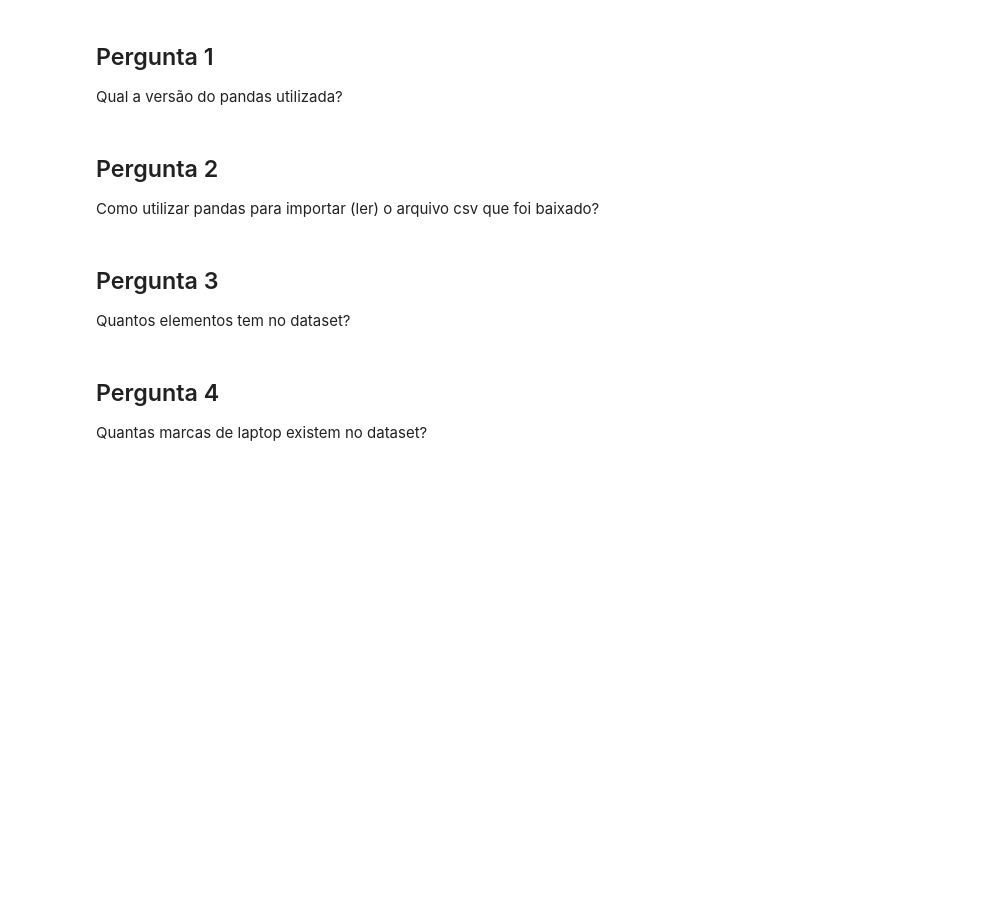
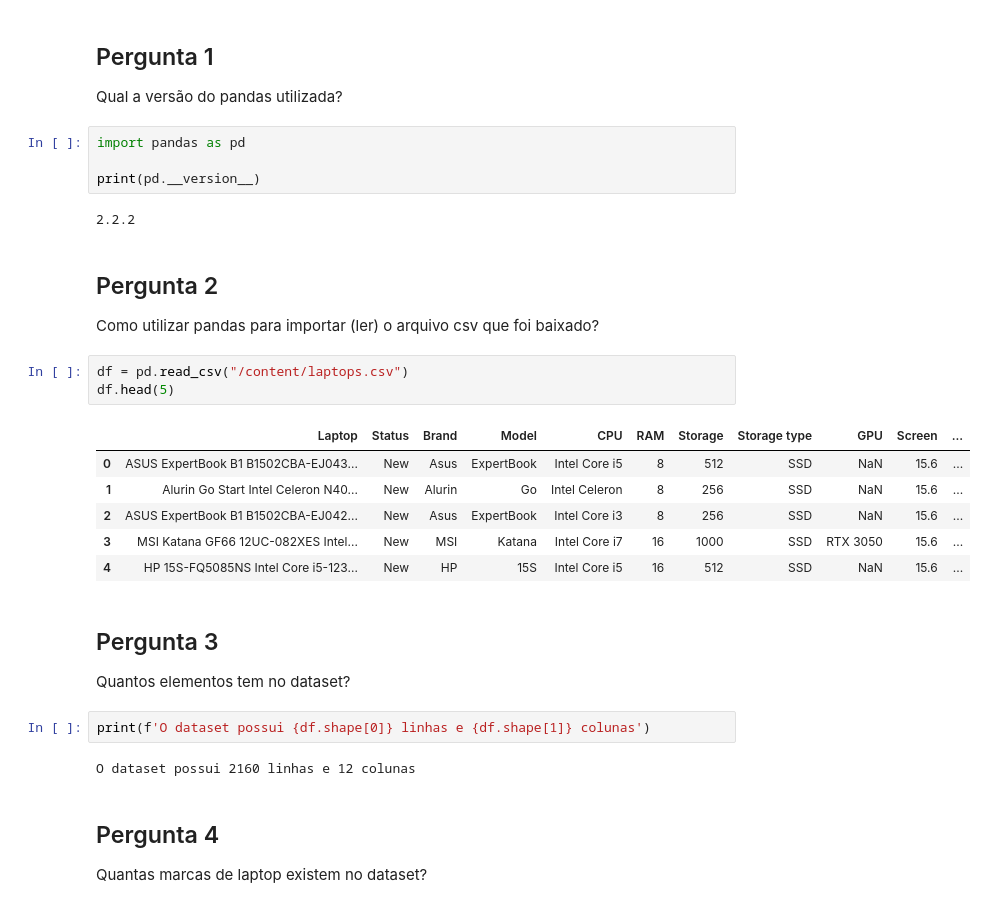
Before and after one commit to magyar1998/Curso-Machine-learning-Churn-Olist-teomewhy, a Jupyter notebook: Cópia_de_Aula_1_Exercicios.ipynb, the cells around one changed output. Cells and saved outputs as stored; diff of their text form; blank space fills up the shorter version.

```diff
--- a/Cópia_de_Aula_1_Exercicios.ipynb
+++ b/Cópia_de_Aula_1_Exercicios.ipynb
@@ -33,14 +33,34 @@ laptops.csv         100%[===================>] 291.58K  --.-KB/s    in 0.02s
 ## Pergunta 1
 
 Qual a versão do pandas utilizada?
+# %%
+import pandas as pd
+
+print(pd.__version__)
+# %% [output]
+2.2.2
 # %% [markdown]
 ## Pergunta 2
 
 Como utilizar pandas para importar (ler) o arquivo csv que foi baixado?
+# %%
+df = pd.read_csv("/content/laptops.csv")
+df.head(5)
+# %% [output]
+|  | Laptop | Status | Brand | Model | CPU | RAM | Storage | Storage type | GPU | Screen | ... |
+| 0 | ASUS ExpertBook B1 B1502CBA-EJ043... | New | Asus | ExpertBook | Intel Core i5 | 8 | 512 | SSD | NaN | 15.6 | ... |
+| 1 | Alurin Go Start Intel Celeron N40... | New | Alurin | Go | Intel Celeron | 8 | 256 | SSD | NaN | 15.6 | ... |
+| 2 | ASUS ExpertBook B1 B1502CBA-EJ042... | New | Asus | ExpertBook | Intel Core i3 | 8 | 256 | SSD | NaN | 15.6 | ... |
+| 3 | MSI Katana GF66 12UC-082XES Intel... | New | MSI | Katana | Intel Core i7 | 16 | 1000 | SSD | RTX 3050 | 15.6 | ... |
+| 4 | HP 15S-FQ5085NS Intel Core i5-123... | New | HP | 15S | Intel Core i5 | 16 | 512 | SSD | NaN | 15.6 | ... |
 # %% [markdown]
 ## Pergunta 3
 
 Quantos elementos tem no dataset?
+# %%
+print(f'O dataset possui {df.shape[0]} linhas e {df.shape[1]} colunas')
+# %% [output]
+O dataset possui 2160 linhas e 12 colunas
 # %% [markdown]
 ## Pergunta 4
 
```
Also changed, not shown: parts of 7 cells of this notebook.
